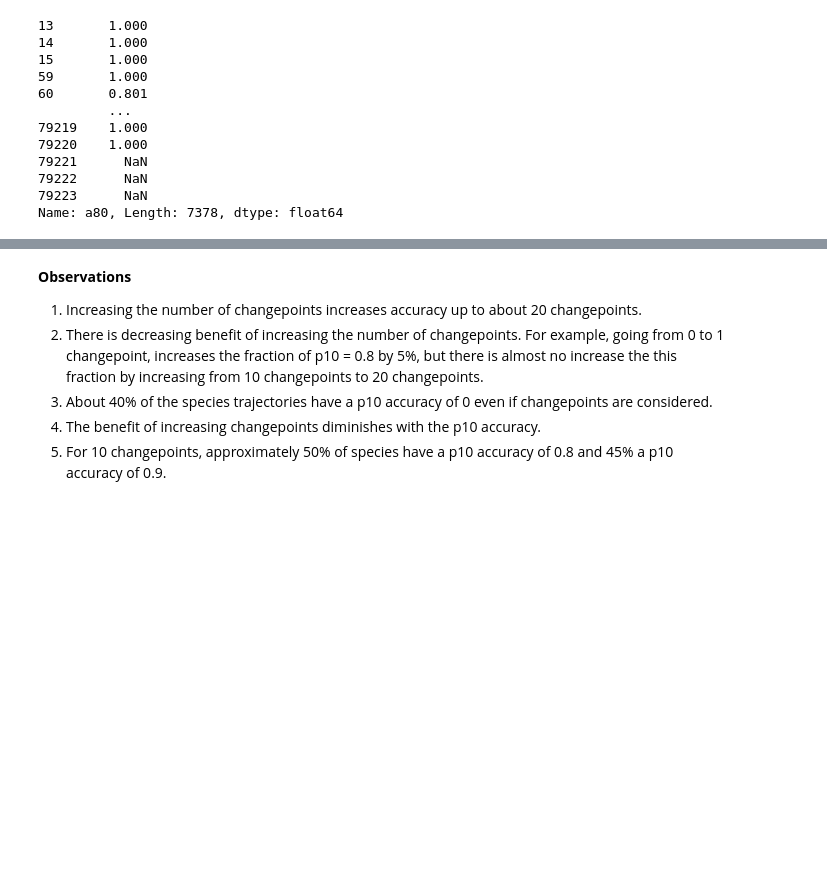
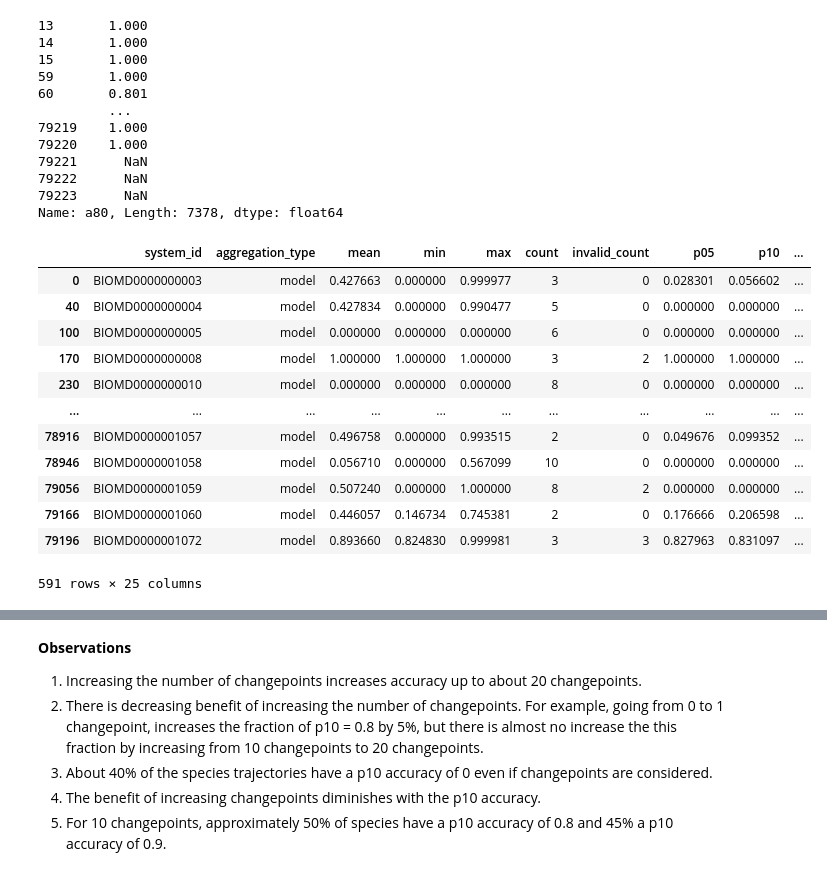
Before and after one commit to ModelEngineering/linearity_analysis, a Jupyter notebook: notebooks/piecewise_predictions.ipynb, the cells around one changed output, grey strips where cells are left out. Cells and saved outputs as stored; diff of their text form; code cells hidden in the pictures; blank space fills up the shorter version.

```diff
--- a/notebooks/piecewise_predictions.ipynb
+++ b/notebooks/piecewise_predictions.ipynb
@@ -126 +140,19 @@ def plotCDF(coefficient_threshold: float = 0.001, max_changepoints=[0, 1, 5, 10,
+# %%
+df = DF
+sel = (df[cn.COL_AGGREGATION_TYPE] == "model") & (df[cn.COL_MAX_CHANGEPOINT] == 0)
+df[sel]
+# %% [output]
+|  | system_id | aggregation_type | mean | min | max | count | invalid_count | p05 | p10 | ... |
+| 0 | BIOMD0000000003 | model | 0.427663 | 0.000000 | 0.999977 | 3 | 0 | 0.028301 | 0.056602 | ... |
+| 40 | BIOMD0000000004 | model | 0.427834 | 0.000000 | 0.990477 | 5 | 0 | 0.000000 | 0.000000 | ... |
+| 100 | BIOMD0000000005 | model | 0.000000 | 0.000000 | 0.000000 | 6 | 0 | 0.000000 | 0.000000 | ... |
+| 170 | BIOMD0000000008 | model | 1.000000 | 1.000000 | 1.000000 | 3 | 2 | 1.000000 | 1.000000 | ... |
+| 230 | BIOMD0000000010 | model | 0.000000 | 0.000000 | 0.000000 | 8 | 0 | 0.000000 | 0.000000 | ... |
+| ... | ... | ... | ... | ... | ... | ... | ... | ... | ... | ... |
+| 78916 | BIOMD0000001057 | model | 0.496758 | 0.000000 | 0.993515 | 2 | 0 | 0.049676 | 0.099352 | ... |
+| 78946 | BIOMD0000001058 | model | 0.056710 | 0.000000 | 0.567099 | 10 | 0 | 0.000000 | 0.000000 | ... |
+| 79056 | BIOMD0000001059 | model | 0.507240 | 0.000000 | 1.000000 | 8 | 2 | 0.000000 | 0.000000 | ... |
+| 79166 | BIOMD0000001060 | model | 0.446057 | 0.146734 | 0.745381 | 2 | 0 | 0.176666 | 0.206598 | ... |
+| 79196 | BIOMD0000001072 | model | 0.893660 | 0.824830 | 0.999981 | 3 | 3 | 0.827963 | 0.831097 | ... |
+591 rows × 25 columns
 # %%
```
Also changed, not shown: parts of 10 cells of this notebook, 2 other files.
